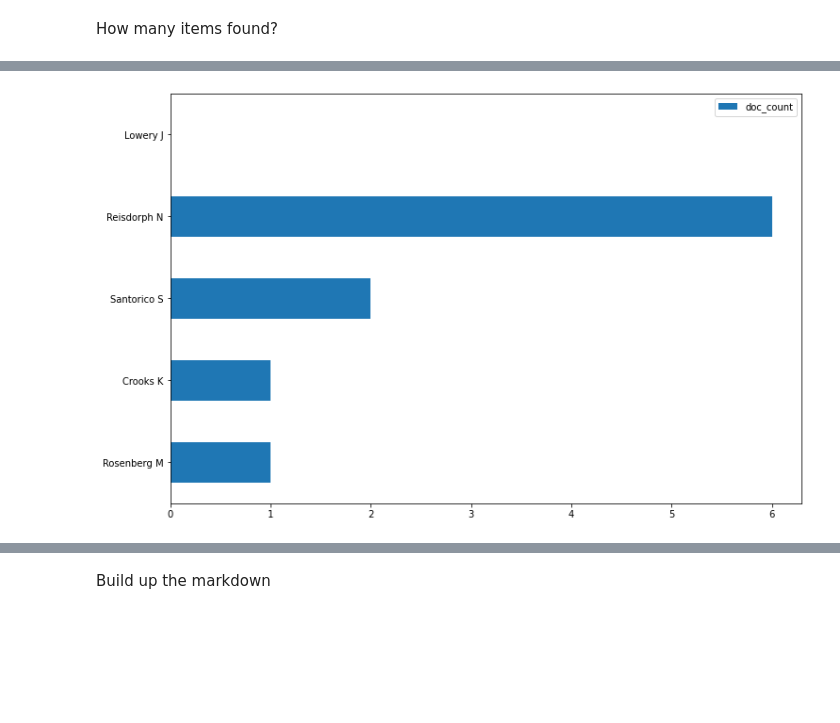
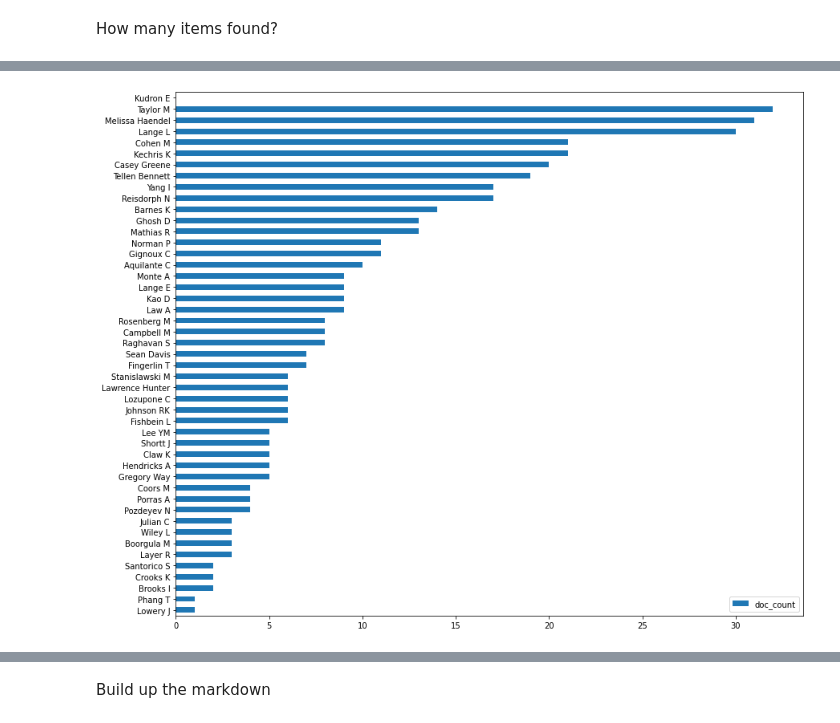
Before and after one commit to CU-DBMI/center-notebooks, a Jupyter notebook: src/Notebooks/Create Cites from PMC Lookups.ipynb, the cells around one changed output, grey strips where cells are left out. Drawn from its saved outputs; the diff is of its cells as text; code cells hidden in the pictures; blank space fills up the shorter version.

Commit message:
Updated against pubmed

```diff
--- a/src/Notebooks/Create Cites from PMC Lookups.ipynb
+++ b/src/Notebooks/Create Cites from PMC Lookups.ipynb
@@ -39,7 +38,7 @@ BUILD_FOLDER = "_build"
 THIS_YEAR = 2021
 
 # If you have an NCBI API key, enter it here
-API_KEY = ""
+API_KEY = "6f104848ae7ff47f67a69b6b0df250392608"
 
 # For testing, set a sample size between 0 and 1.0
 SAMPLE_FRACTION = 1.0
@@ -109,16 +115,13 @@ author_records
 [interactive output not drawn]
 # %%
-# add a date to restrict to this year
+# modify search terms, e.g., contributors are filtered by CU or CCPM
 for k, v in author_records.items():
+
     # Restrict contributors to CU items
     if v["author_type"] == "contributor":
         v[
             "search_term"
         ] = f"({v['search_term']} AND ((\"University of Colorado\") OR (\"Colorado Center for Personalized Medicine\")))"
 
-    # filter by date
-    v[
-        "search_term"
-    ] = f"""("{THIS_YEAR}/01/01"[PubDate] : "3000"[PubDate]) AND {v["search_term"]})"""
 author_records
 # %% [output]
@@ -136,25 +146,28 @@ author_records
 # %%
 @sleep_and_retry
 @limits(calls=NCBI_RATE_LIMIT, period=60)
-def lookup_ncbi(term, year, api_key=None):
-    # look up IDs a chunk at a time
-    # NCBI asks that we use an API key... I've used mine in the past, but
-    # pulled this out for source.
+def search_ncbi(term, start_year, api_key=None, email="Stephen.Taylor@cuanschutz.edu"):
+    """
+    Look up IDs given a search term,
+    a beginning year, and an optional API key.
+
+    NCBI asks that we use an API key,
+    which increases API calls to 10/minute, instead of 3/minute.
+
+    Returns a list of IDs
+    """
     ids = []
-
-    d = date(year, 1, 1)
-    delta = date.today() - d
 
     params = {
         "term": term,
         "format": "pmid",
-        "db": "pmc",
         "tool": "CUAnschutz-Center_for_Health_AI-DEV",
-        "email": "Stephen.Taylor@cuanschutz.edu",
+        "email": email,
         "format": "json",
         "retmax": 100,
         "retstart": 0,
-        "reldate": delta.days,
+        "mindate": f"{start_year}/01/01",
+        "maxdate": f"{start_year}/12/31",
     }
 
     if api_key:
@@ -188,15 +201,13 @@ def lookup_ncbi(term, year, api_key=None):
 id_dict = {}
 for author, v in author_records.items():
     logging.info(f"Looking up `{author}` using {v['search_term']}")
-    ids = lookup_ncbi(term=v["search_term"], year=THIS_YEAR, api_key=API_KEY)
+    ids = search_ncbi(term=v["search_term"], start_year=THIS_YEAR, api_key=API_KEY)
 
     for id in ids:
-        # adding the PMC here to make it more usable against the manubot cites later
-        pmc_id = f"PMC{id}"
-        if not id_dict.get(pmc_id):
+        if not id_dict.get(id):
             # create an empty nested dict
-            id_dict[pmc_id] = {"authors": []}
-        id_dict[pmc_id]["authors"].append(author)
+            id_dict[id] = {"authors": []}
+        id_dict[id]["authors"].append(author)
 
 id_dict
 # %% [output]
@@ -226,18 +256,18 @@ len(id_dict)
 # %%
 # useful to get a handle on the shape of the data
 doc_count = {}
 for k, v in id_dict.items():
     for author in v["authors"]:
         if not doc_count.get(author):
             doc_count[author] = 0
         doc_count[author] += 1
 
 authors_df["doc_count"] = pd.Series(doc_count)
-ax = authors_df.sort_values(by="doc_count").plot.barh(figsize=(12, 8))
+ax = authors_df.sort_values(by="doc_count").plot.barh(figsize=(14, 12))
 fig = ax.get_figure()
 fig.savefig(os.path.join(BUILD_FOLDER, "author_items.png"))
 # %% [output]
-[figure, old version]
+[figure, new version]
 [interactive output not drawn]
 # %%
 # Retrive the references from manubot
```
Also changed, not shown: parts of 15 cells of this notebook, 1 other file.
